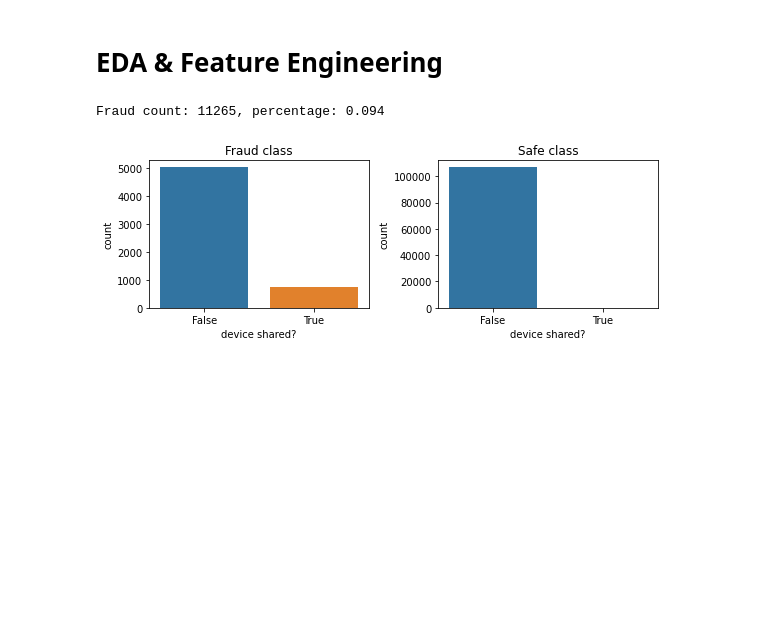
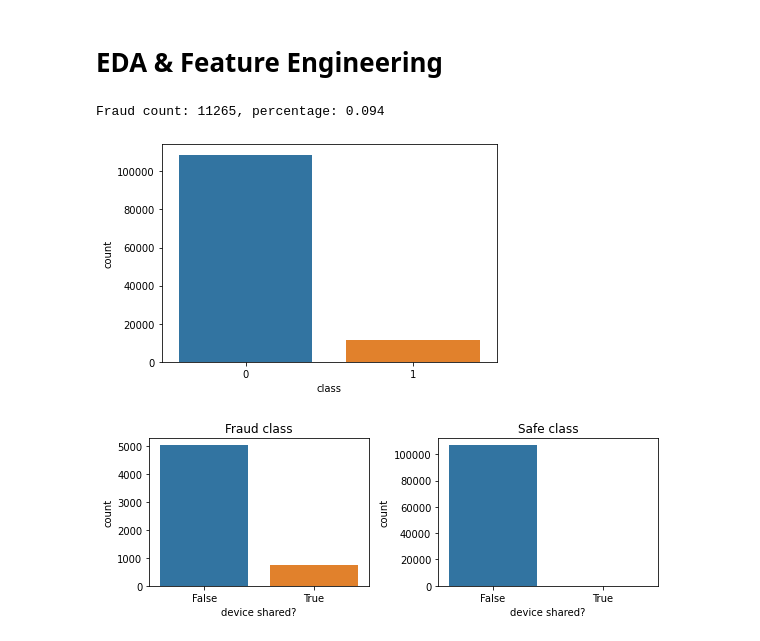
Before and after one commit to razmyar/FraudDetection-Imbalanced, a Jupyter notebook: Fraud_Detection.ipynb, the cells around one changed output. Drawn from its saved outputs; the diff is of its cells as text; code cells hidden in the pictures; blank space fills up the shorter version.

```diff
--- a/Fraud_Detection.ipynb
+++ b/Fraud_Detection.ipynb
@@ -170,11 +199,14 @@ dtype: int64
 # %%
 # 0: not fraud
 # 1: fraud
 fraud_count = data_df['class'].sum()
 fraud_ratio = data_df['class'].mean()
 print('Fraud count: {}, percentage: {:.3f}'.format(fraud_count, fraud_ratio))
+
+sns.countplot(data_df['class']);
 # %% [output]
 Fraud count: 11265, percentage: 0.094
+[figure, added]
 # %%
 # the ratio of fraudulent is very low --> class imbalance
 # safe_df: normal transactions
```
Also changed, not shown: parts of 30 cells of this notebook, 2 other files.
